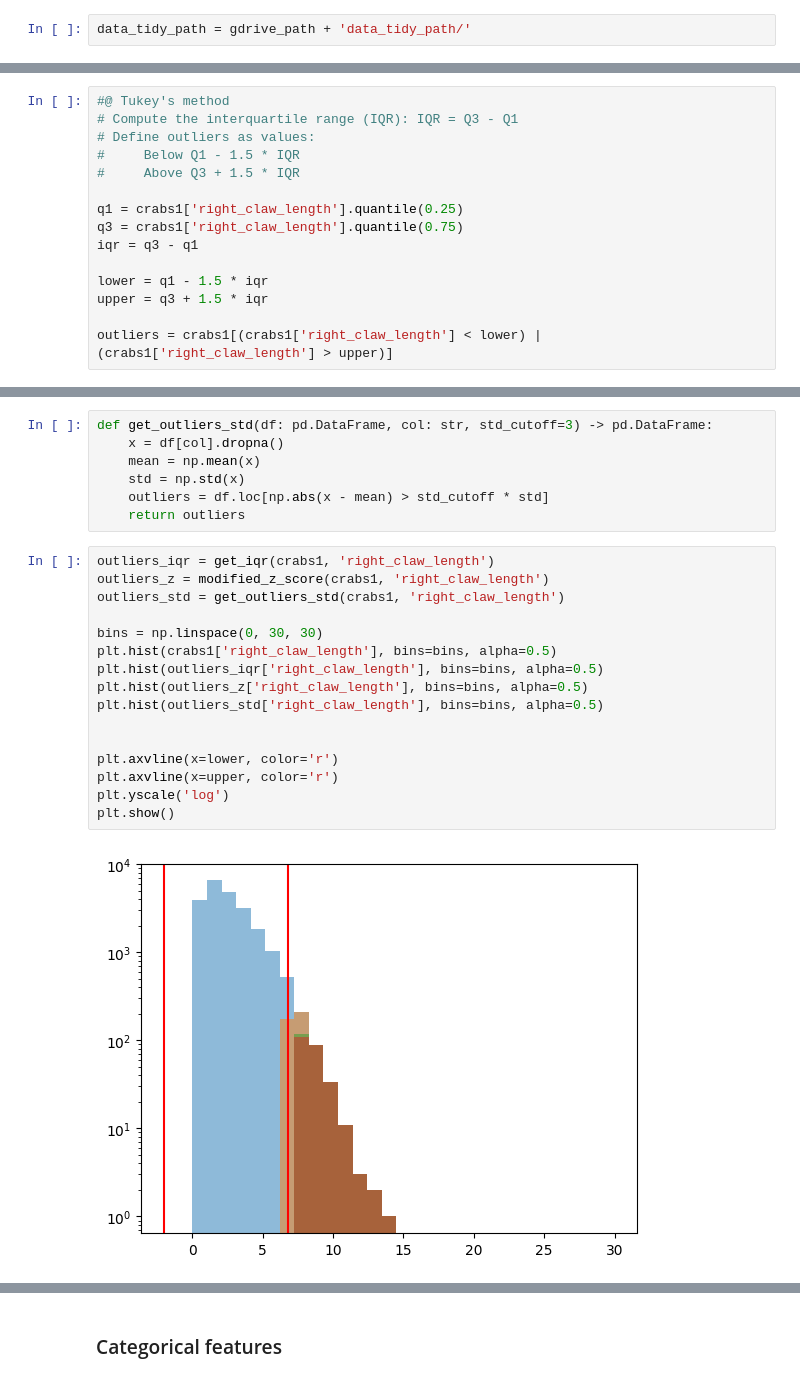
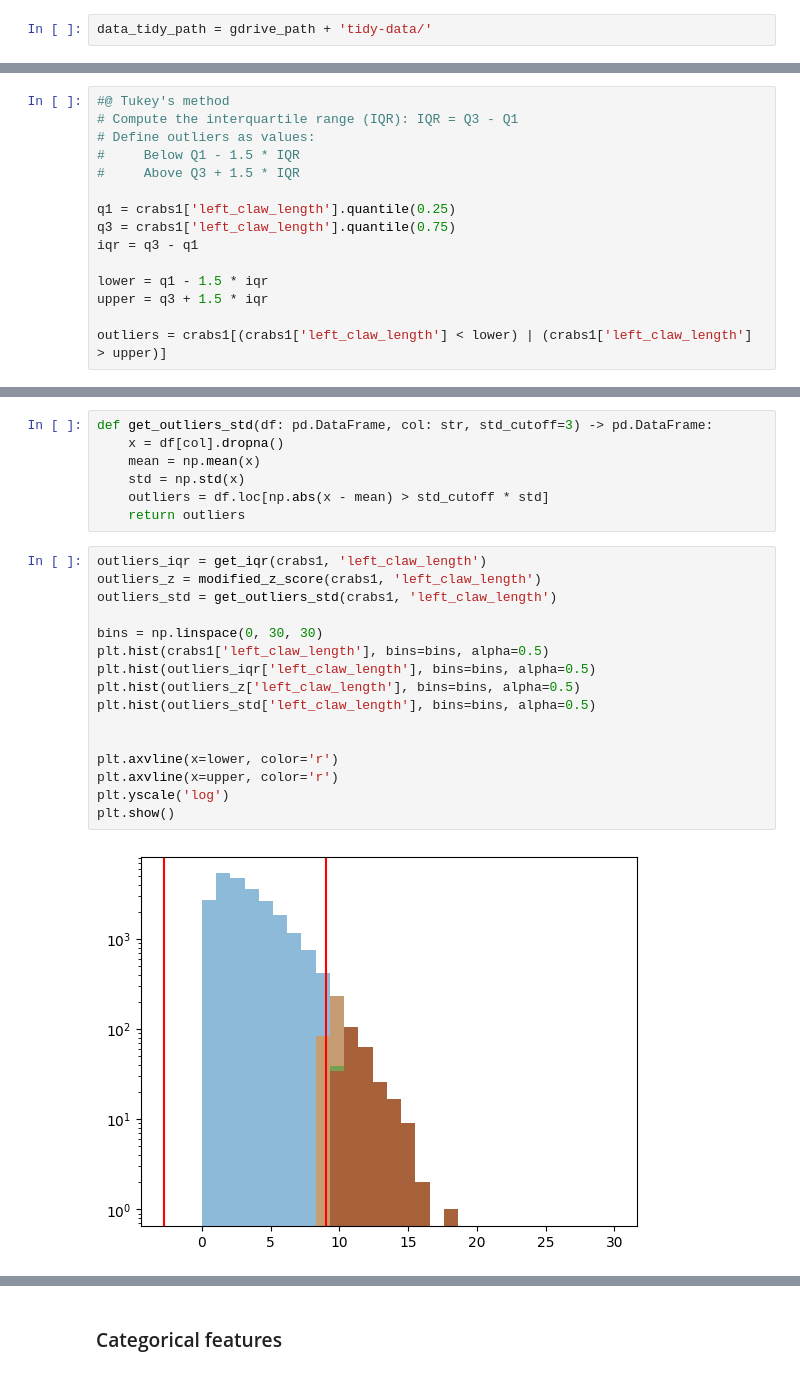
Before and after one commit to Py-ualg/2025-tidy-python, a Jupyter notebook: tutorials/nb3_visualization.ipynb, the cells around one changed output, grey strips where cells are left out. Drawn from its saved outputs; the diff is of its cells as text.

```diff
--- a/tutorials/nb3_visualization.ipynb
+++ b/tutorials/nb3_visualization.ipynb
@@ -23,7 +25,7 @@ Drive already mounted at /content/drive; to attempt to forcibly remount, call dr
 # !rm -r 2025-tidy-python
 # !git clone https://github.com/Py-ualg/2025-tidy-python.git
 # %%
-data_tidy_path = gdrive_path + 'data_tidy_path/'
+data_tidy_path = gdrive_path + 'tidy-data/'
 # %%
 crabs = pd.read_parquet(os.path.join(data_tidy_path, 'crabs.parquet'))
 # %%
@@ -108,14 +111,14 @@ Is 199 cm for right_claw_length reasonable? What to do?
 #     Below Q1 - 1.5 * IQR
 #     Above Q3 + 1.5 * IQR
 
-q1 = crabs1['right_claw_length'].quantile(0.25)
-q3 = crabs1['right_claw_length'].quantile(0.75)
+q1 = crabs1['left_claw_length'].quantile(0.25)
+q3 = crabs1['left_claw_length'].quantile(0.75)
 iqr = q3 - q1
 
 lower = q1 - 1.5 * iqr
 upper = q3 + 1.5 * iqr
 
-outliers = crabs1[(crabs1['right_claw_length'] < lower) | (crabs1['right_claw_length'] > upper)]
+outliers = crabs1[(crabs1['left_claw_length'] < lower) | (crabs1['left_claw_length'] > upper)]
 # %%
 outliers
 # %% [output]
@@ -207,20 +210,20 @@ def get_outliers_std(df: pd.DataFrame, col: str, std_cutoff=3) -> pd.DataFrame:
     outliers = df.loc[np.abs(x - mean) > std_cutoff * std]
     return outliers
 # %%
-outliers_iqr = get_iqr(crabs1, 'right_claw_length')
-outliers_z = modified_z_score(crabs1, 'right_claw_length')
-outliers_std = get_outliers_std(crabs1, 'right_claw_length')
+outliers_iqr = get_iqr(crabs1, 'left_claw_length')
+outliers_z = modified_z_score(crabs1, 'left_claw_length')
+outliers_std = get_outliers_std(crabs1, 'left_claw_length')
 
 bins = np.linspace(0, 30, 30)
-plt.hist(crabs1['right_claw_length'], bins=bins, alpha=0.5)
-plt.hist(outliers_iqr['right_claw_length'], bins=bins, alpha=0.5)
-plt.hist(outliers_z['right_claw_length'], bins=bins, alpha=0.5)
-plt.hist(outliers_std['right_claw_length'], bins=bins, alpha=0.5)
+plt.hist(crabs1['left_claw_length'], bins=bins, alpha=0.5)
+plt.hist(outliers_iqr['left_claw_length'], bins=bins, alpha=0.5)
+plt.hist(outliers_z['left_claw_length'], bins=bins, alpha=0.5)
+plt.hist(outliers_std['left_claw_length'], bins=bins, alpha=0.5)
 
 
 plt.axvline(x=lower, color='r')
 plt.axvline(x=upper, color='r')
 plt.yscale('log')
 plt.show()
 # %% [output]
-[figure, old version]
+[figure, new version]
```
Also changed, not shown: parts of 17 cells of this notebook.
